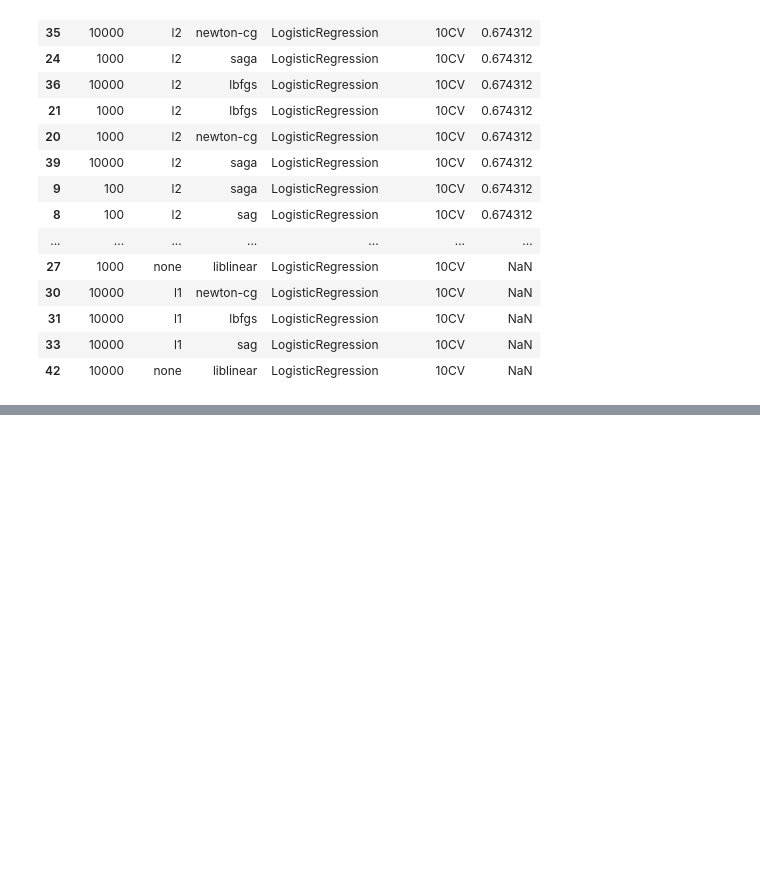
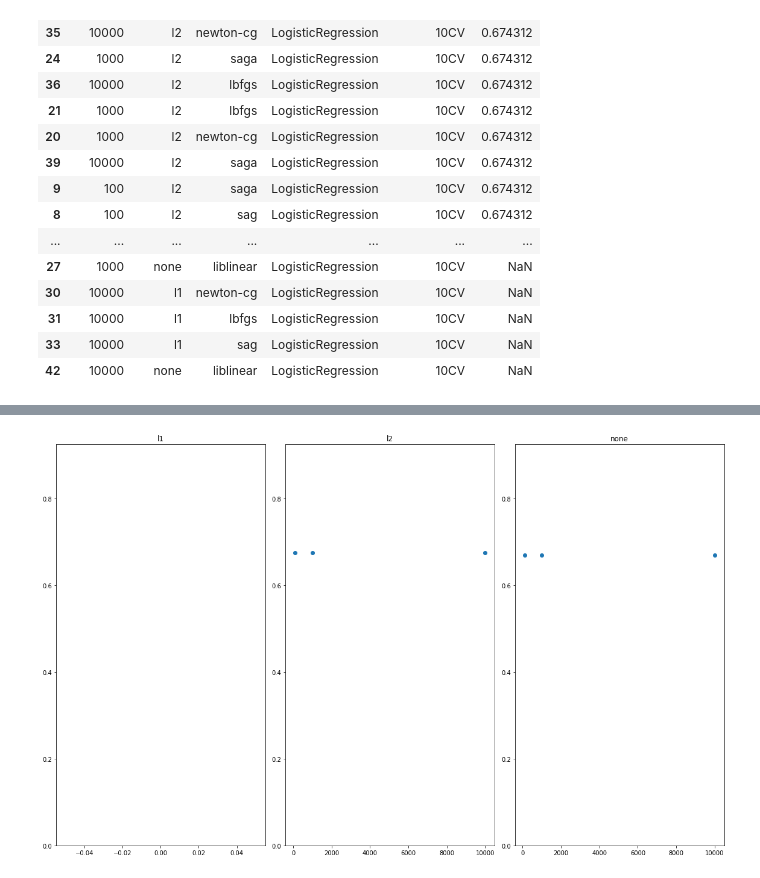
Before and after one commit to DuplexCard/F20DL-Natalia-G4, a Jupyter notebook: lab9.ipynb, the cells around one changed output, grey strips where cells are left out. Saved outputs shown, nothing was run; the diff lists cells and outputs as text; code cells hidden in the pictures; blank space fills up the shorter version.

```diff
--- a/lab9.ipynb
+++ b/lab9.ipynb
@@ -188,0 +204,5 @@ table
+# %%
+lbfgs_table = table[table['solver'] == 'lbfgs'].sort_values(by=['max_iter'])
+plot_pen(lbfgs_table)
+# %% [output]
+[figure, added]
```
Also changed, not shown: parts of 5 cells of this notebook.
